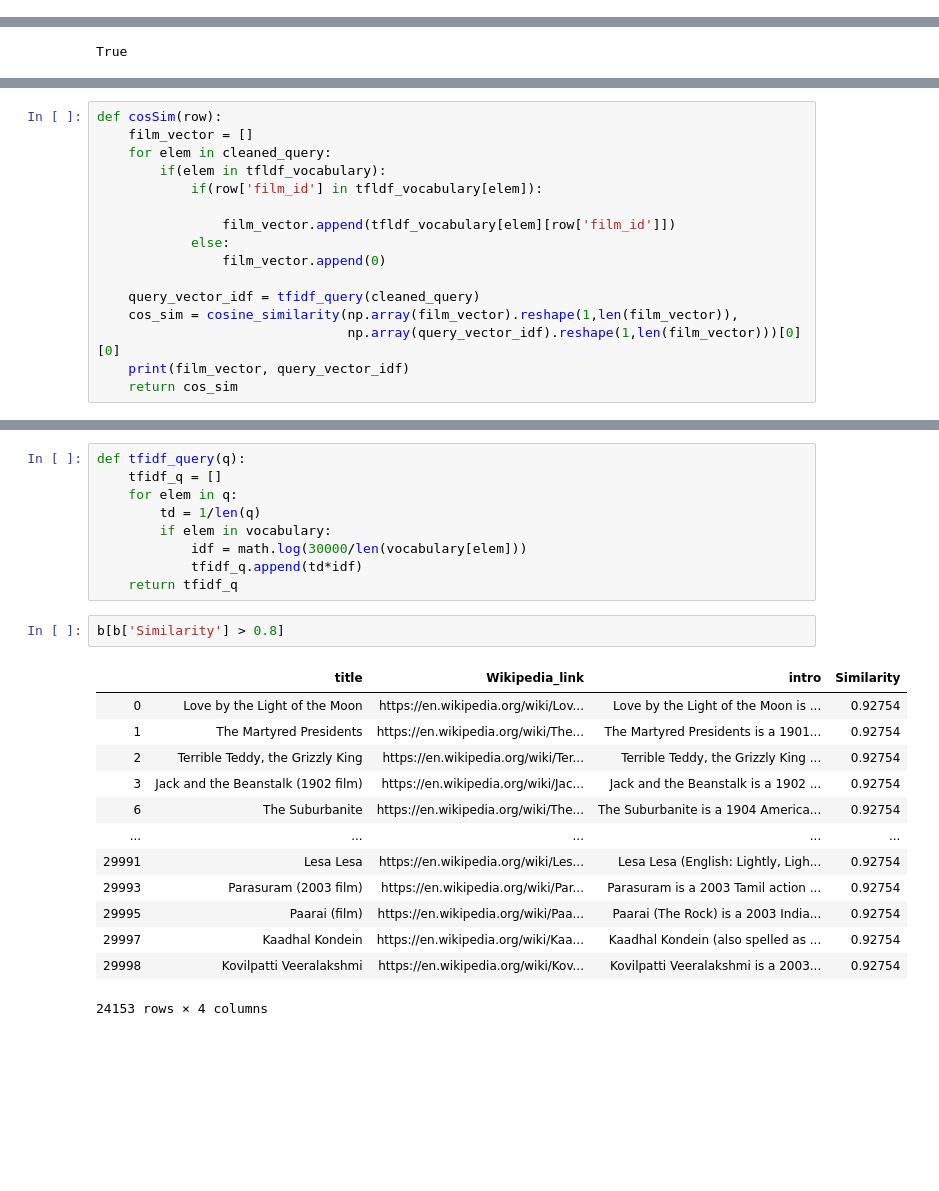
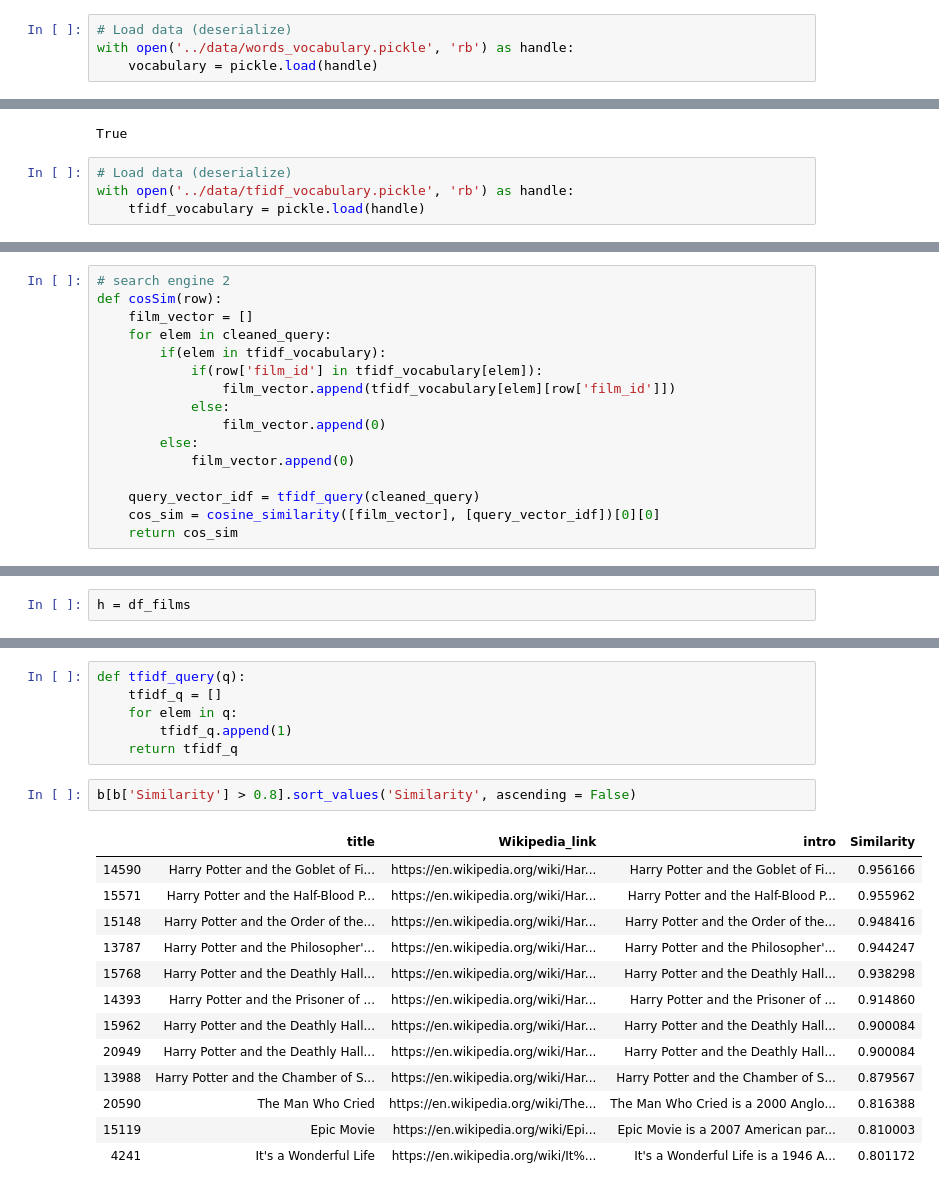
Before and after one commit to DavideZingaro/HW3, a Jupyter notebook: homework_3.ipynb, the cells around one changed output, grey strips where cells are left out. Drawn from its saved outputs; the diff is of its cells as text; blank space fills up the shorter version.

```diff
--- a/homework_3.ipynb
+++ b/homework_3.ipynb
@@ -312,3 +319,7 @@ len(vocabulary)
+# %%
+# Load data (deserialize)
+with open('../data/words_vocabulary.pickle', 'rb') as handle:
+    vocabulary = pickle.load(handle)
 # %%
 def create_dictionary_tfldf(Vocabulary):
     N_Vocabulary = {}
@@ -349,3 +360,7 @@ with open('../data/tfidf_vocabulary.pickle', 'rb') as handle:
 print(tfldf_vocabulary == tfidf_voc)
 # %% [output]
 True
+# %%
+# Load data (deserialize)
+with open('../data/tfidf_vocabulary.pickle', 'rb') as handle:
+    tfidf_vocabulary = pickle.load(handle)
@@ -352,16 +401,16 @@ True
 # %%
+# search engine 2
 def cosSim(row):
     film_vector = []
     for elem in cleaned_query:
-        if(elem in tfldf_vocabulary):
-            if(row['film_id'] in tfldf_vocabulary[elem]):
-
-                film_vector.append(tfldf_vocabulary[elem][row['film_id']])
+        if(elem in tfidf_vocabulary):
+            if(row['film_id'] in tfidf_vocabulary[elem]):
+                film_vector.append(tfidf_vocabulary[elem][row['film_id']])
             else:
                 film_vector.append(0)
+        else:
+            film_vector.append(0)
 
     query_vector_idf = tfidf_query(cleaned_query)
-    cos_sim = cosine_similarity(np.array(film_vector).reshape(1,len(film_vector)),
-                                np.array(query_vector_idf).reshape(1,len(film_vector)))[0][0]
-    print(film_vector, query_vector_idf)
+    cos_sim = cosine_similarity([film_vector], [query_vector_idf])[0][0]
     return cos_sim
@@ -368 +446,3 @@ def cosSim(row):
+# %%
+h = df_films
 # %%
@@ -393,24 +457,21 @@ b = h[['title','Wikipedia_link', 'intro', 'Similarity']]
 def tfidf_query(q):
     tfidf_q = []
     for elem in q:
-        td = 1/len(q)
-        if elem in vocabulary:
-            idf = math.log(30000/len(vocabulary[elem]))
-            tfidf_q.append(td*idf)
+        tfidf_q.append(1)
     return tfidf_q
 # %%
-b[b['Similarity'] > 0.8]
+b[b['Similarity'] > 0.8].sort_values('Similarity', ascending = False)
 # %% [output]
 |  | title | Wikipedia_link | intro | Similarity |
-| 0 | Love by the Light of the Moon | https://en.wikipedia.org/wiki/Lov... | Love by the Light of the Moon is ... | 0.92754 |
-| 1 | The Martyred Presidents | https://en.wikipedia.org/wiki/The... | The Martyred Presidents is a 1901... | 0.92754 |
-| 2 | Terrible Teddy, the Grizzly King | https://en.wikipedia.org/wiki/Ter... | Terrible Teddy, the Grizzly King ... | 0.92754 |
-| 3 | Jack and the Beanstalk (1902 film) | https://en.wikipedia.org/wiki/Jac... | Jack and the Beanstalk is a 1902 ... | 0.92754 |
-| 6 | The Suburbanite | https://en.wikipedia.org/wiki/The... | The Suburbanite is a 1904 America... | 0.92754 |
-| ... | ... | ... | ... | ... |
-| 29991 | Lesa Lesa | https://en.wikipedia.org/wiki/Les... | Lesa Lesa (English: Lightly, Ligh... | 0.92754 |
-| 29993 | Parasuram (2003 film) | https://en.wikipedia.org/wiki/Par... | Parasuram is a 2003 Tamil action ... | 0.92754 |
-| 29995 | Paarai (film) | https://en.wikipedia.org/wiki/Paa... | Paarai (The Rock) is a 2003 India... | 0.92754 |
-| 29997 | Kaadhal Kondein | https://en.wikipedia.org/wiki/Kaa... | Kaadhal Kondein (also spelled as ... | 0.92754 |
-| 29998 | Kovilpatti Veeralakshmi | https://en.wikipedia.org/wiki/Kov... | Kovilpatti Veeralakshmi is a 2003... | 0.92754 |
+| 14590 | Harry Potter and the Goblet of Fi... | https://en.wikipedia.org/wiki/Har... | Harry Potter and the Goblet of Fi... | 0.956166 |
+| 15571 | Harry Potter and the Half-Blood P... | https://en.wikipedia.org/wiki/Har... | Harry Potter and the Half-Blood P... | 0.955962 |
+| 15148 | Harry Potter and the Order of the... | https://en.wikipedia.org/wiki/Har... | Harry Potter and the Order of the... | 0.948416 |
+| 13787 | Harry Potter and the Philosopher'... | https://en.wikipedia.org/wiki/Har... | Harry Potter and the Philosopher'... | 0.944247 |
+| 15768 | Harry Potter and the Deathly Hall... | https://en.wikipedia.org/wiki/Har... | Harry Potter and the Deathly Hall... | 0.938298 |
+| 14393 | Harry Potter and the Prisoner of ... | https://en.wikipedia.org/wiki/Har... | Harry Potter and the Prisoner of ... | 0.914860 |
+| 15962 | Harry Potter and the Deathly Hall... | https://en.wikipedia.org/wiki/Har... | Harry Potter and the Deathly Hall... | 0.900084 |
+| 20949 | Harry Potter and the Deathly Hall... | https://en.wikipedia.org/wiki/Har... | Harry Potter and the Deathly Hall... | 0.900084 |
+| 13988 | Harry Potter and the Chamber of S... | https://en.wikipedia.org/wiki/Har... | Harry Potter and the Chamber of S... | 0.879567 |
+| 20590 | The Man Who Cried | https://en.wikipedia.org/wiki/The... | The Man Who Cried is a 2000 Anglo... | 0.816388 |
+| 15119 | Epic Movie | https://en.wikipedia.org/wiki/Epi... | Epic Movie is a 2007 American par... | 0.810003 |
+| 4241 | It's a Wonderful Life | https://en.wikipedia.org/wiki/It%... | It's a Wonderful Life is a 1946 A... | 0.801172 |
-24153 rows × 4 columns
```
Also changed, not shown: parts of 13 cells of this notebook.
